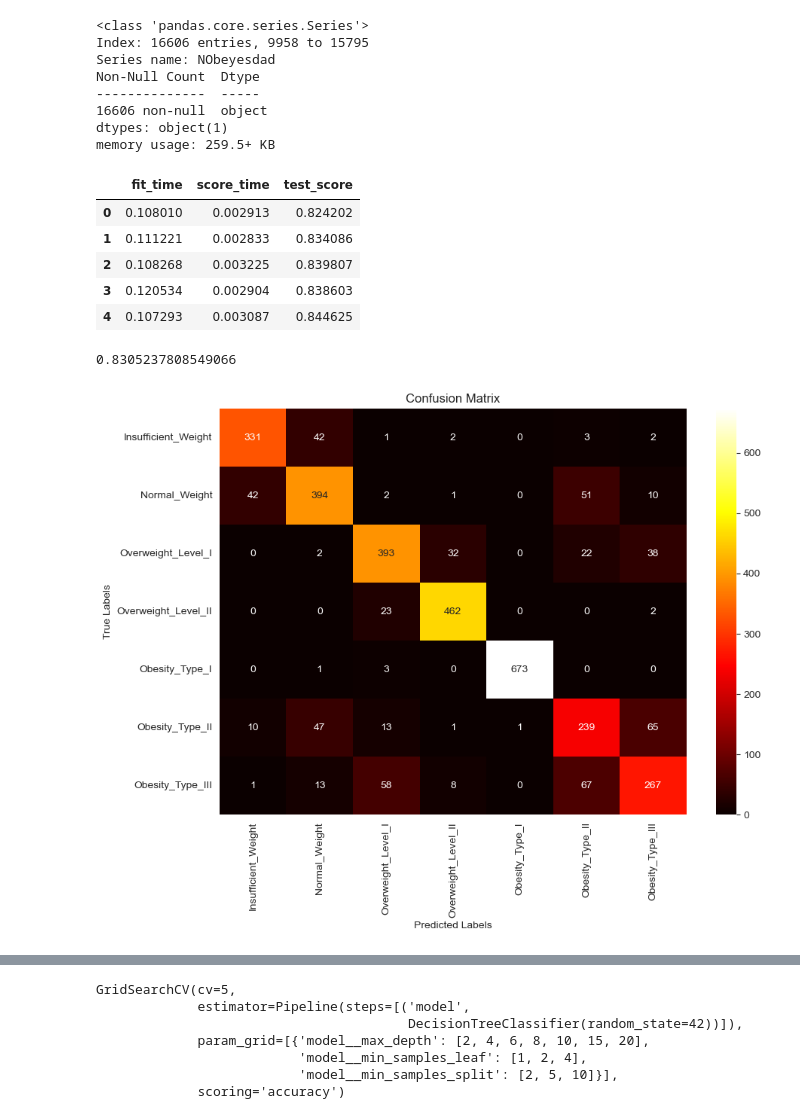
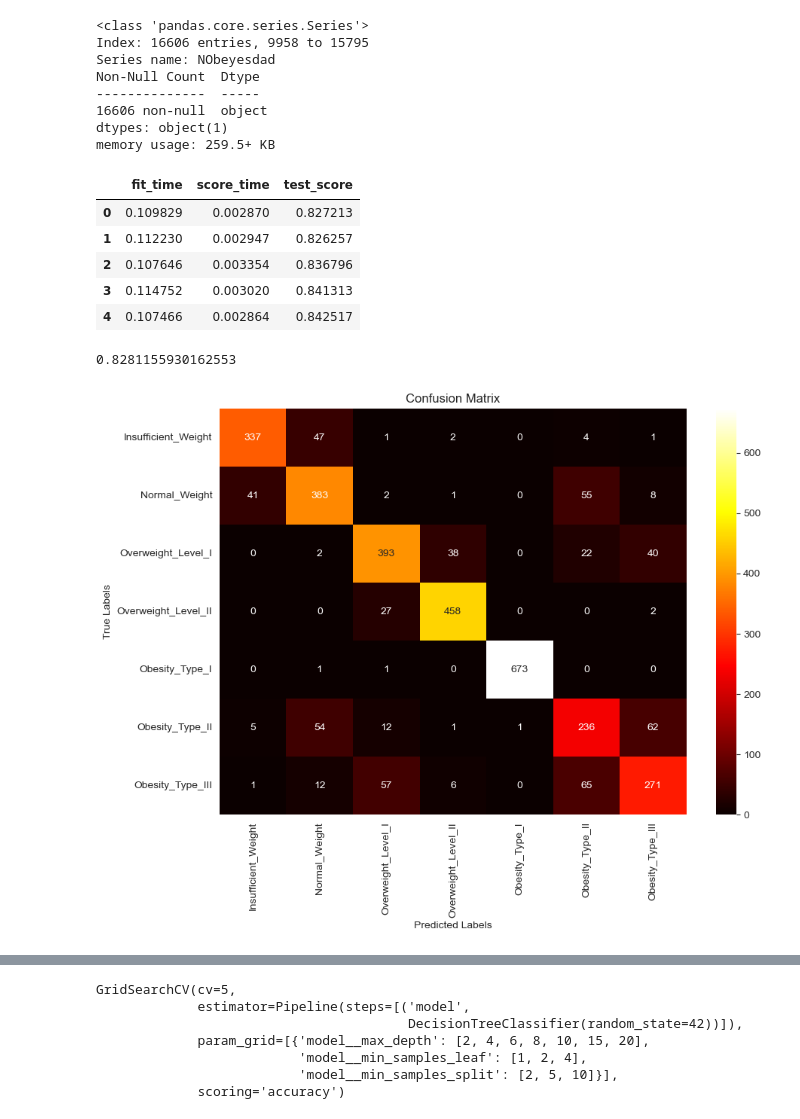
Before and after one commit to andreaslanderer/ost-data-hack, a Jupyter notebook: 2025-07-06-Datahack.ipynb, the cells around one changed output, grey strips where cells are left out. Saved outputs shown, nothing was run; the diff lists cells and outputs as text; code cells hidden in the pictures.

```diff
--- a/2025-07-06-Datahack.ipynb
+++ b/2025-07-06-Datahack.ipynb
@@ -81,5 +81,6 @@ Overweight_Level_I     2427
 Name: count, dtype: int64
 # %%
 all_data["BMI"] = all_data["Weight"] / all_data["Height"] ** 2
+all_data = pd.get_dummies(all_data, columns=["Gender", "family_history_with_overweight", "FAVC", "CAEC", "SMOKE", "SCC", "CALC", "MTRANS"])
 all_data.head(10)
 # %% [output]
@@ -163,50 +164,48 @@ memory usage: 259.5+ KB
 from sklearn.model_selection import cross_validate
 from sklearn.tree import DecisionTreeClassifier
 
-train_X_ohe = pd.get_dummies(train_X, columns=["Gender", "family_history_with_overweight", "FAVC", "CAEC", "SMOKE", "SCC", "CALC", "MTRANS"])
-
-results = cross_validate(DecisionTreeClassifier(), train_X_ohe, train_y, cv=5, scoring="accuracy")
+results = cross_validate(DecisionTreeClassifier(), train_X, train_y, cv=5, scoring="accuracy")
 results = pd.DataFrame(results)
 results
 # %% [output]
 |  | fit_time | score_time | test_score |
-| 0 | 0.108010 | 0.002913 | 0.824202 |
-| 1 | 0.111221 | 0.002833 | 0.834086 |
-| 2 | 0.108268 | 0.003225 | 0.839807 |
-| 3 | 0.120534 | 0.002904 | 0.838603 |
-| 4 | 0.107293 | 0.003087 | 0.844625 |
+| 0 | 0.109829 | 0.002870 | 0.827213 |
+| 1 | 0.112230 | 0.002947 | 0.826257 |
+| 2 | 0.107646 | 0.003354 | 0.836796 |
+| 3 | 0.114752 | 0.003020 | 0.841313 |
+| 4 | 0.107466 | 0.002864 | 0.842517 |
 # %%
 from sklearn.metrics import confusion_matrix
 import seaborn as sns
 import matplotlib.pyplot as plt
 
-train_small_X, validate_X, train_small_y, validate_y = train_test_split(train_X_ohe, train_y, random_state=42, test_size=0.2)
+train_small_X, validate_X, train_small_y, validate_y = train_test_split(train_X, train_y, random_state=42, test_size=0.2)
 
 model = DecisionTreeClassifier()
 model.fit(train_small_X, train_small_y)
 pred_validate_y = model.predict(validate_X)
 print(model.score(validate_X, validate_y))
 
 ordered_labels = [
     'Insufficient_Weight',
     'Normal_Weight',
     'Overweight_Level_I',
     'Overweight_Level_II',
     'Obesity_Type_I',
     'Obesity_Type_II',
     'Obesity_Type_III'
 ]
 
 def print_confusion_matrix(pred_y, true_y, classes):
     conf_matrix = confusion_matrix(pred_y, true_y, labels=classes)
     plt.figure(figsize=(10,7))
     sns.heatmap(conf_matrix, annot=True, fmt="d", cmap="hot", xticklabels=ordered_labels, yticklabels=ordered_labels)
     plt.xlabel('Predicted Labels')
     plt.ylabel('True Labels')
     plt.title('Confusion Matrix')
     plt.show()
 
 print_confusion_matrix(pred_validate_y, validate_y, model.classes_)
 # %% [output]
-0.8305237808549066
+0.8281155930162553
-[figure, old version]
+[figure, new version]
```
Also changed, not shown: parts of 8 cells of this notebook.
